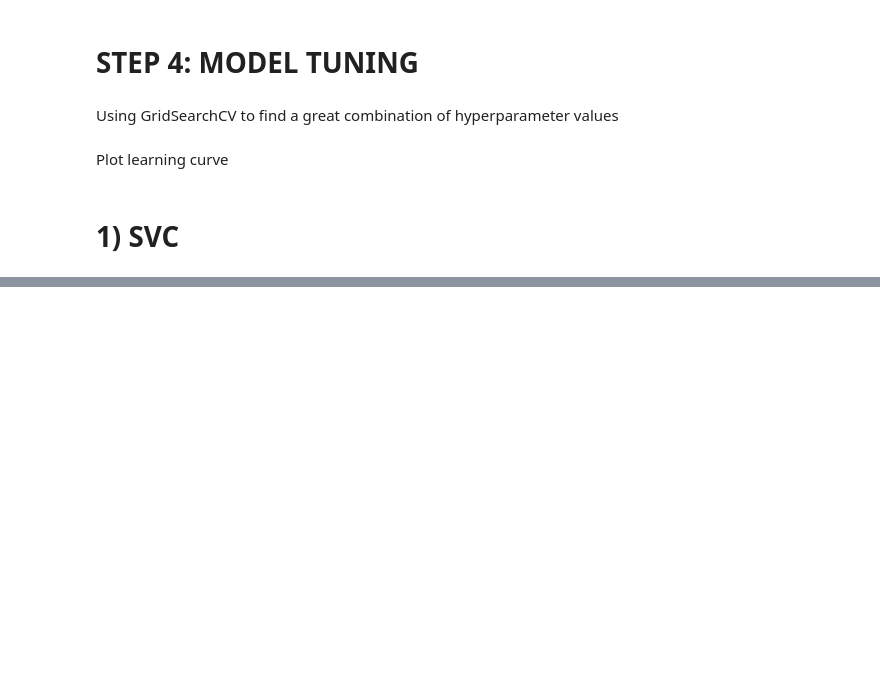
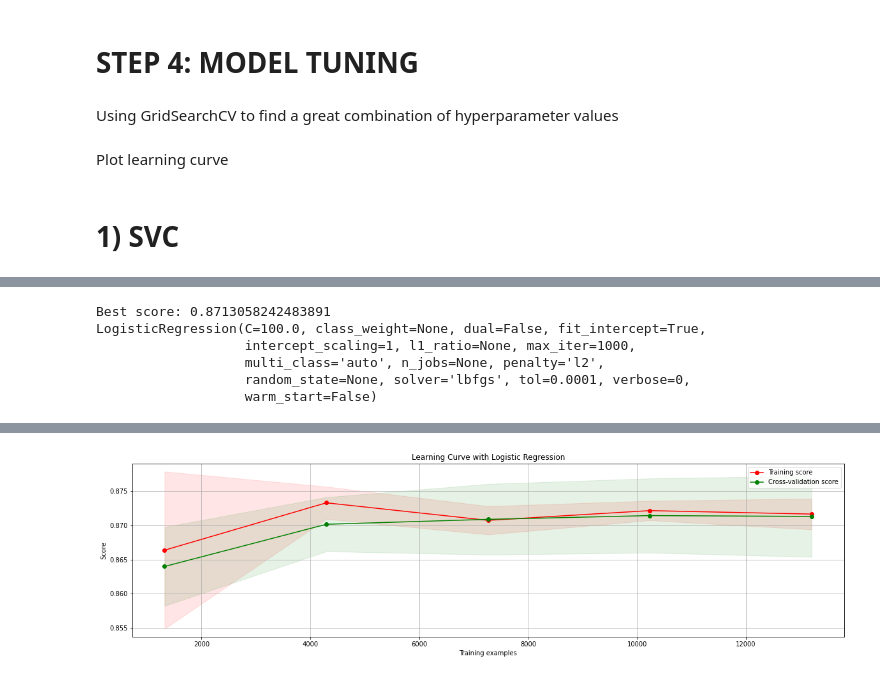
Before and after one commit to trungphan9x/ML_project1, a Jupyter notebook: trung_colab.ipynb, the cells around one changed output, grey strips where cells are left out. Cells and saved outputs as stored; diff of their text form; code cells hidden in the pictures; blank space fills up the shorter version.

```diff
--- a/trung_colab.ipynb
+++ b/trung_colab.ipynb
@@ -572,0 +600,17 @@ plot_validation_curve(svc_estimator, "SVC", housing_prepared, housing_labels, pa
+# %%
+from sklearn.linear_model import LogisticRegression
+log_params = {
+    'C': np.logspace(-3,3,7),
+    'penalty':['l1','l2']# l1 lasso l2 ridge
+}
+log_estimator,log_score = best_estimator(LogisticRegression(max_iter=1000), log_params,housing_prepared, housing_labels,5)
+# %% [output]
+Best score: 0.8713058242483891
+LogisticRegression(C=100.0, class_weight=None, dual=False, fit_intercept=True,
+                   intercept_scaling=1, l1_ratio=None, max_iter=1000,
+                   multi_class='auto', n_jobs=None, penalty='l2',
+                   random_state=None, solver='lbfgs', tol=0.0001, verbose=0,
+                   warm_start=False)
+# %%
+plot_learning_curve(log_estimator, "Logistic Regression", housing_prepared, housing_labels)
+# %% [output]
@@ -572,0 +618 @@ plot_validation_curve(svc_estimator, "SVC", housing_prepared, housing_labels, pa
+[figure, added]
```
Also changed, not shown: parts of 24 cells of this notebook.
